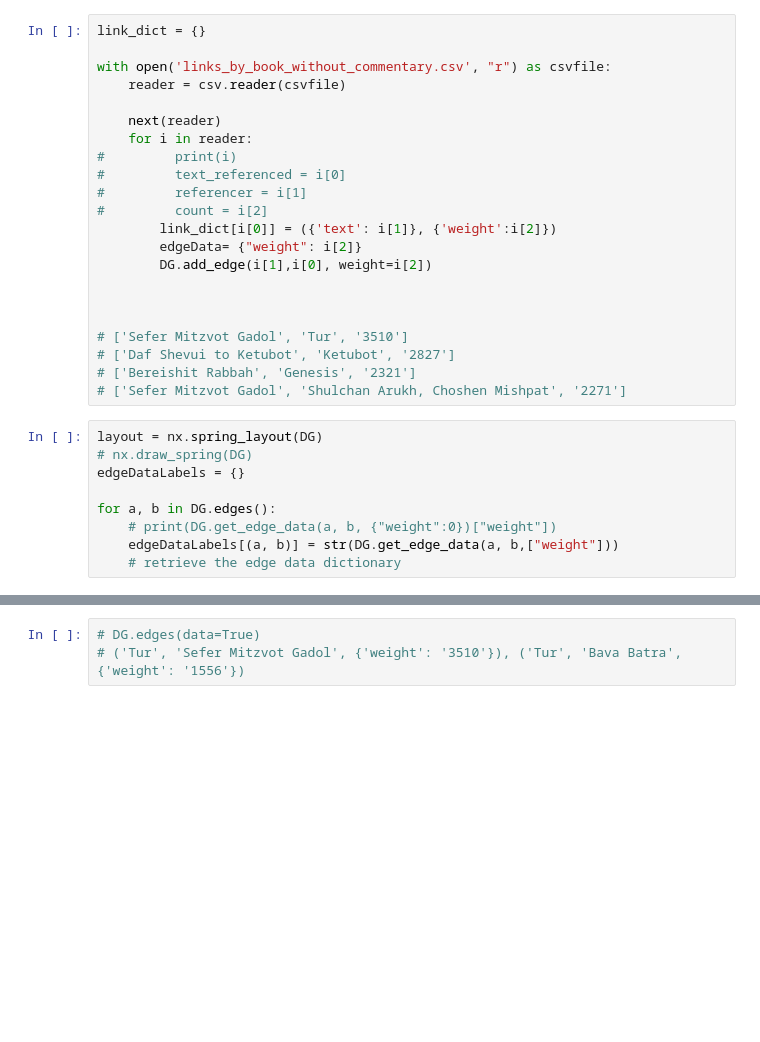
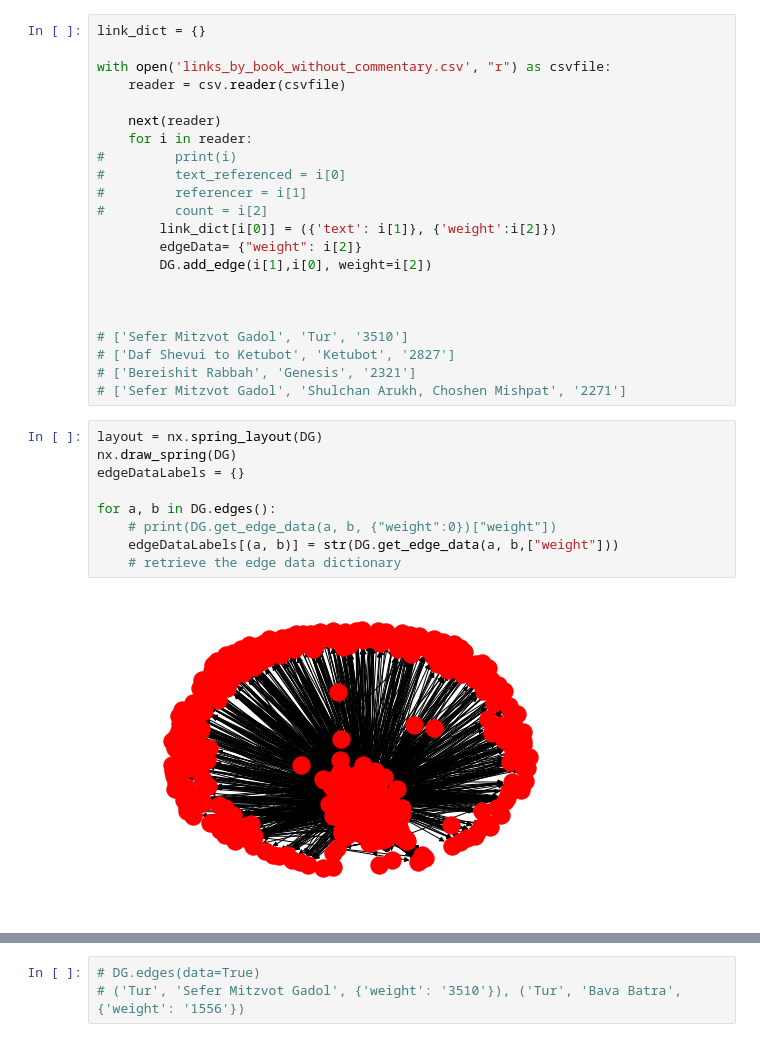
Before and after one commit to clarkdatalabs/bibliometric_networks, a Jupyter notebook: sefaria_network.ipynb, the cells around one changed output, grey strips where cells are left out. Drawn from its saved outputs; the diff is of its cells as text; blank space fills up the shorter version.

```diff
--- a/sefaria_network.ipynb
+++ b/sefaria_network.ipynb
@@ -31,12 +31,14 @@ with open('links_by_book_without_commentary.csv', "r") as csvfile:
 # ['Sefer Mitzvot Gadol', 'Shulchan Arukh, Choshen Mishpat', '2271']
 # %%
 layout = nx.spring_layout(DG)
-# nx.draw_spring(DG)
+nx.draw_spring(DG)
 edgeDataLabels = {}
 
 for a, b in DG.edges():
     # print(DG.get_edge_data(a, b, {"weight":0})["weight"])
     edgeDataLabels[(a, b)] = str(DG.get_edge_data(a, b,["weight"]))
     # retrieve the edge data dictionary
+# %% [output]
+[figure, added]
 # %%
 # nx.draw_networkx(DG,pos=layout, width = .1, alpha = .8) # draw the edge labels
```
Also changed, not shown: parts of 1 cell of this notebook, 12 other files.
